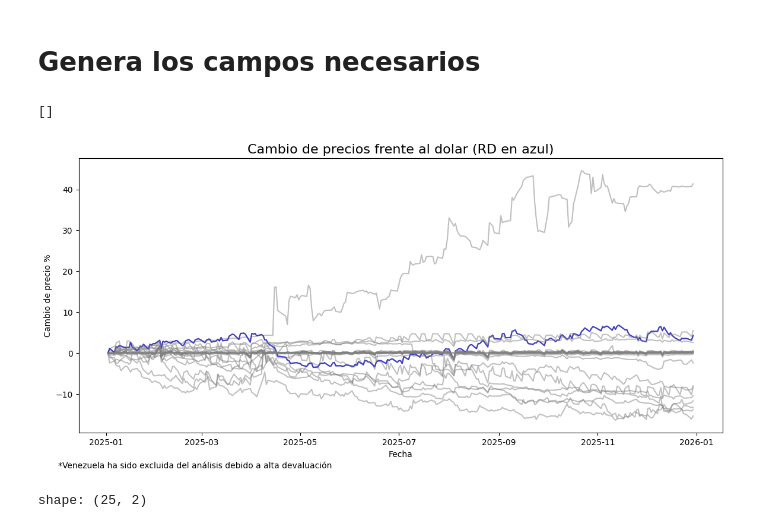
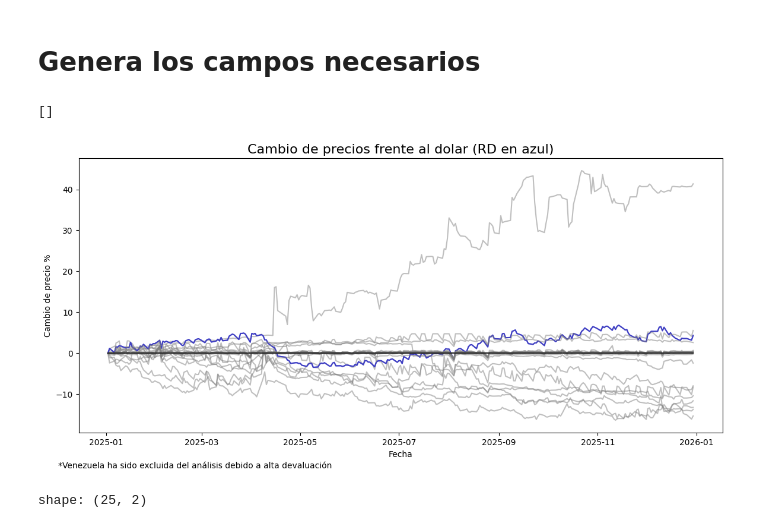
Before and after one commit to Edison0019/x-research, a Jupyter notebook: src/devaluacion_monetaria_2025/analysis.ipynb, the cells around one changed output. Cells and saved outputs as stored; diff of their text form; code cells hidden in the pictures.

Commit message:
Added base to the line chart to easily distinguish zero

```diff
--- a/src/devaluacion_monetaria_2025/analysis.ipynb
+++ b/src/devaluacion_monetaria_2025/analysis.ipynb
@@ -106,20 +106,22 @@ q = (
 # %%
 qdf = q.collect()
 pivot_df = qdf.pivot(on='Codigo de moneda',values='Cambio de precio',index='Date')
+pivot_df = pivot_df.with_columns(lit(0).alias('Base'))
 # %%
 fig, ax = plt.subplots(figsize=(14, 6))
 for ticker in tickers:
     if ticker == 'DOP=X':
         sns.lineplot(data=pivot_df,x='Date',y=ticker,legend='auto',color='blue')
     sns.lineplot(data=pivot_df,x='Date',y=ticker,legend='auto',color='grey',alpha=.5)
+sns.lineplot(data=pivot_df,x='Date',y='Base',legend='auto',color='black',alpha=.7)
 ax.set_title('Cambio de precios frente al dolar (RD en azul)',fontdict={"size":16})
 ax.set_ylabel('Cambio de precio %')
 ax.set_xlabel('Fecha')
 fig.text(0.1, 0.01,'*Venezuela ha sido excluida del análisis debido a alta devaluación')
 plt.plot()
 # %% [output]
 []
-[figure, old version]
+[figure, new version]
 # %%
 grouped_df = (
     q
```
